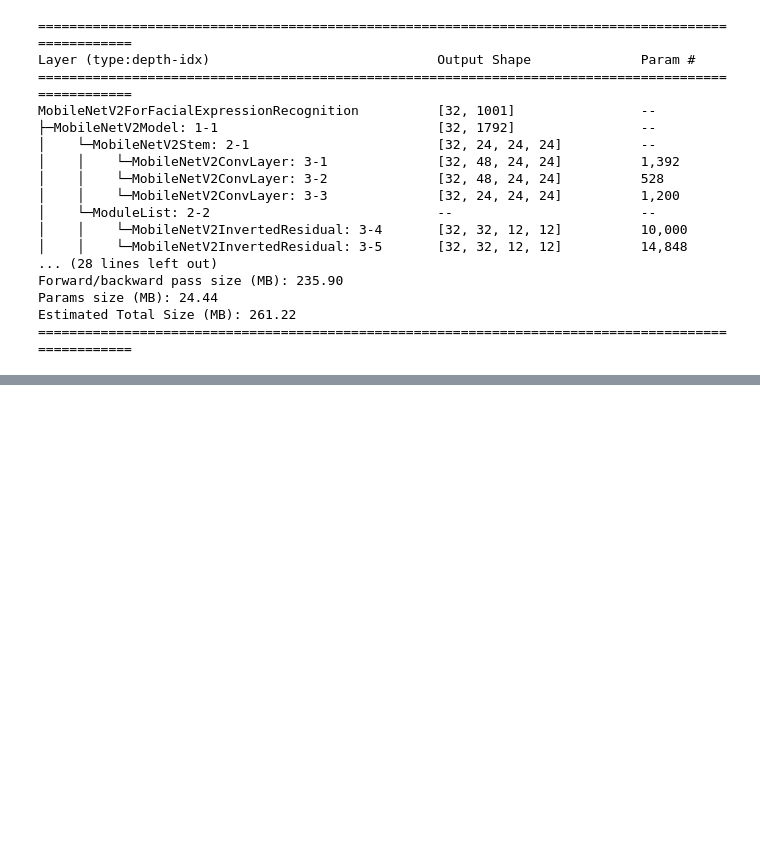
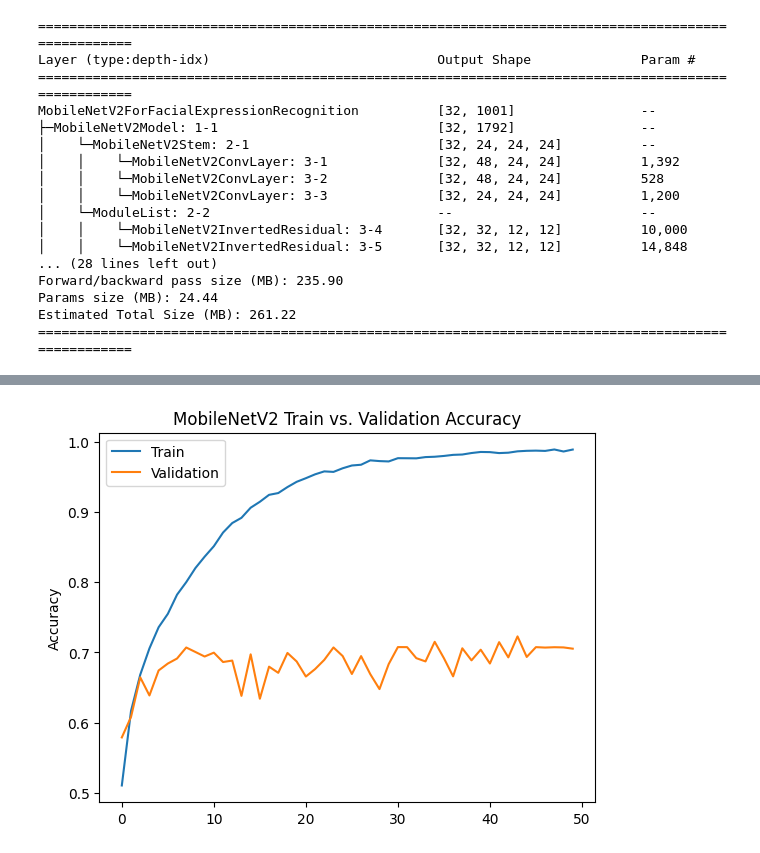
Before and after one commit to reganwillis/MobileNetV2-Facial-Expression-Recognition, a Jupyter notebook: notebook1fc511dee9.ipynb, the cells around one changed output, grey strips where cells are left out. Cells and saved outputs as stored; diff of their text form; code cells hidden in the pictures; blank space fills up the shorter version.

```diff
--- a/notebook1fc511dee9.ipynb
+++ b/notebook1fc511dee9.ipynb
@@ -444,0 +455,11 @@ Best Validation Acc: 0.5658482142857143 after epoch 20
+# %%
+# TODO: plot train vs validation accuracy
+plot_epoch_metrics(
+    np.arange(NUM_EPOCHS),
+    [train_accs, val_accs],
+    ['Train', 'Validation'],
+    'MobileNetV2',
+    'Accuracy'
+)
+# %% [output]
+[figure, added]
```
Also changed, not shown: parts of 13 cells of this notebook.
